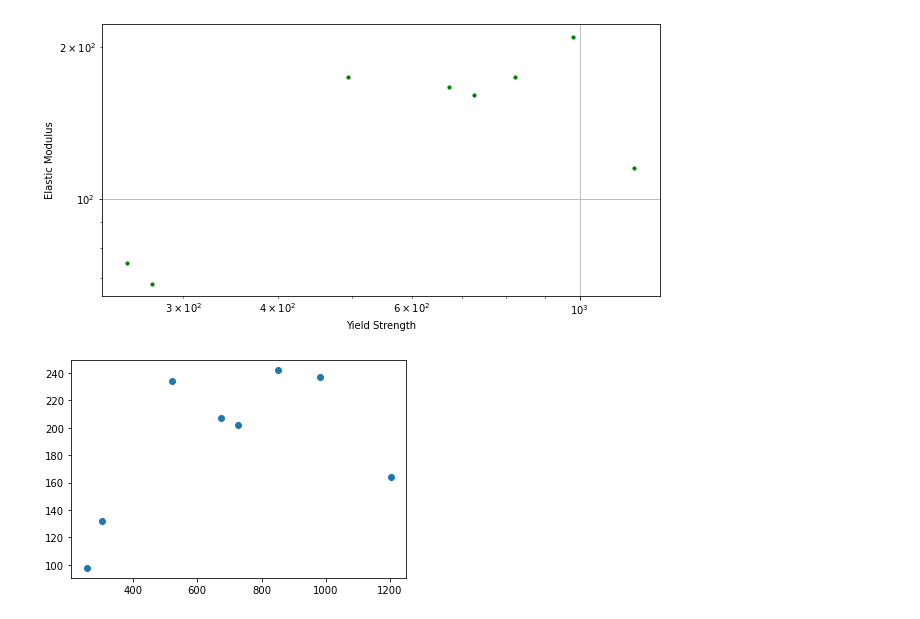
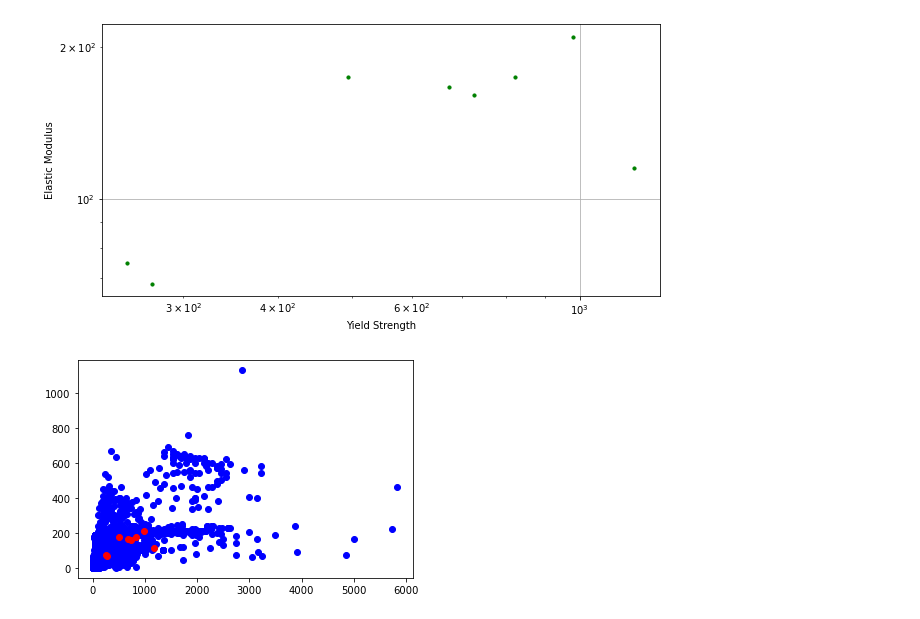
Before and after one commit to WenZhao0910/AnsysGrantaMI_pythonScripts, a Jupyter notebook: MI_MUvsAM.ipynb, the cells around one changed output. Saved outputs shown, nothing was run; the diff lists cells and outputs as text; code cells hidden in the pictures.

Commit message:
Plot of AM vs MU solved

```diff
--- a/MI_MUvsAM.ipynb
+++ b/MI_MUvsAM.ipynb
@@ -215,4 +215,22 @@ grid=True, figsize=(10, 5))
 [figure]
 [figure]
 # %%
-xdata = df22["Yield Strength"]+df2["Yield strength (elastic limit)"]
+#xdata = pd.concat([df22["Yield Strength"], df2["Yield strength (elastic limit)"]])
+#ydata = pd.concat([df22["Elastic Modulus"], df2["Young's modulus"]])
+
+xdata1 = df22["Yield Strength"]
+xdata2 = df2["Yield strength (elastic limit)"]
+ydata1 = df22["Elastic Modulus"]
+ydata2 = df2["Young's modulus"]
+
+plt.scatter(xdata2, ydata2, color='b')
+plt.scatter(xdata1, ydata1, color='r')
+plt.show()
+
+#Next steps
+#--> Let's filter only metals from MU to reduce the list of standard materials
+#--> Add legend, axis etc
+#--> Add comments, explanations...
+#--> Check
+# %% [output]
+[figure, added]
@@ -221,5 +236,0 @@ ydata = df22["Elastic Modulus"]+df2["Young's modulus"]
-# %%
-plt.scatter(xdata, ydata)
-plt.show()
-# %% [output]
-[figure, removed]
```
Also changed, not shown: parts of 4 cells of this notebook.
